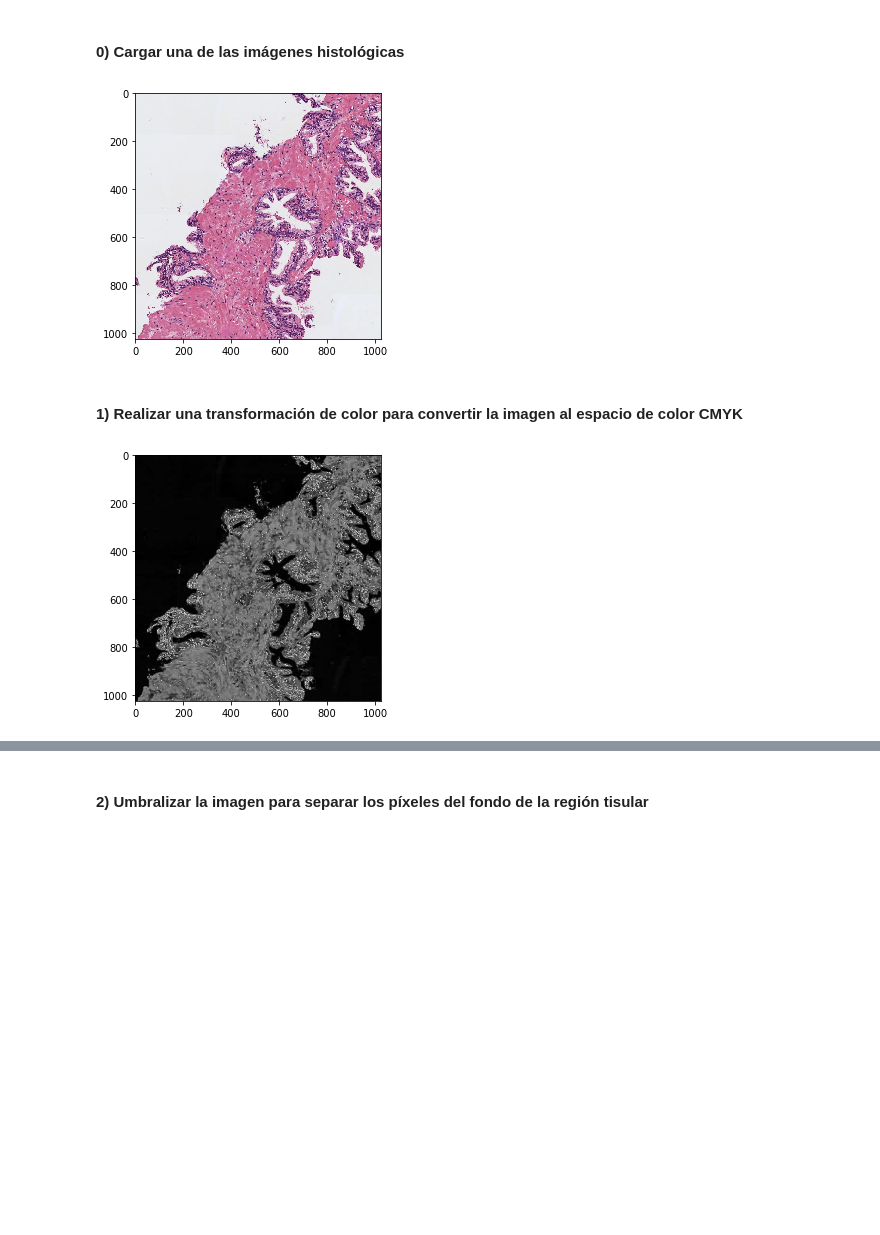
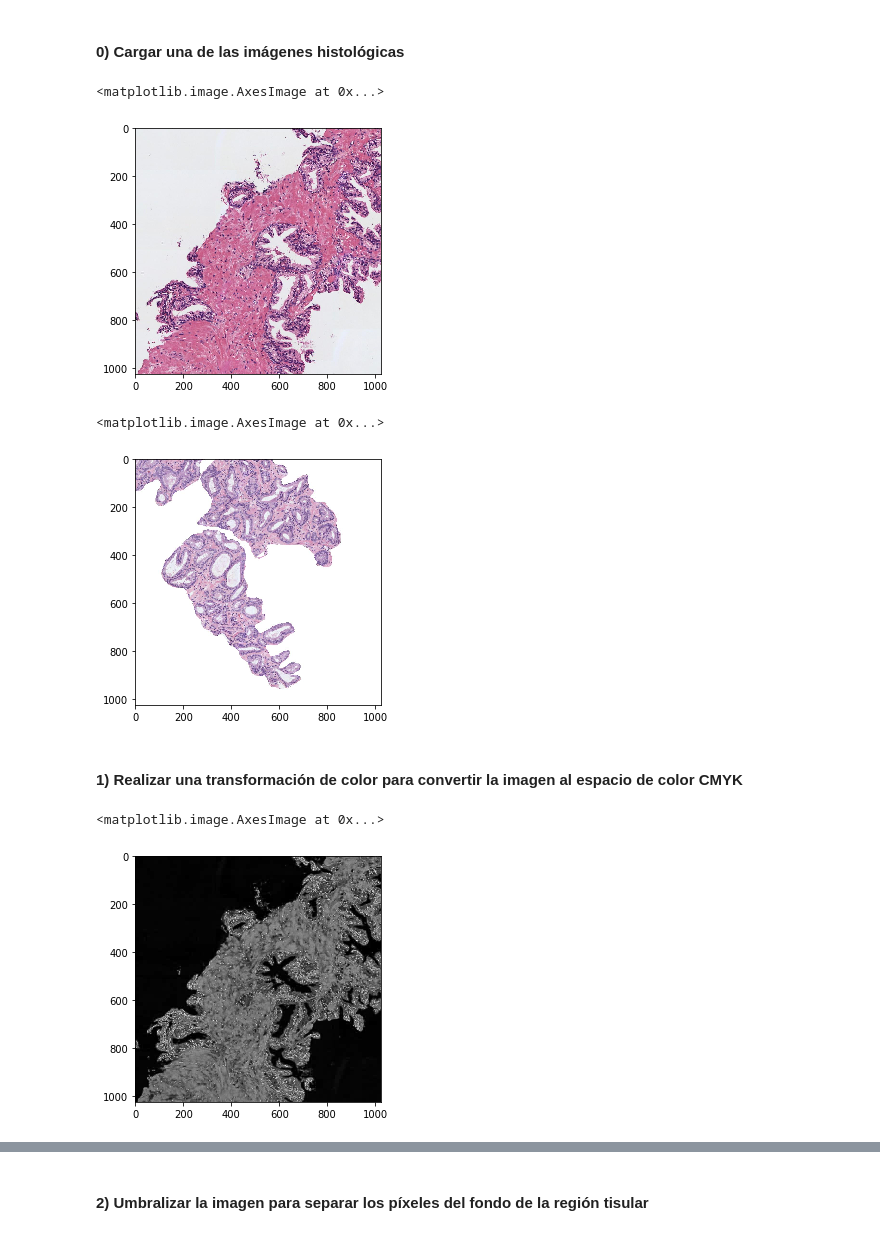
Before and after one commit to mariachurches/AprendizajeSupervisado, a Jupyter notebook: Enunciado_C1_P1/Actividad_C1_P1.ipynb, the cells around one changed output, grey strips where cells are left out. Saved outputs shown, nothing was run; the diff lists cells and outputs as text; code cells hidden in the pictures; blank space fills up the shorter version.

```diff
--- a/Enunciado_C1_P1/Actividad_C1_P1.ipynb
+++ b/Enunciado_C1_P1/Actividad_C1_P1.ipynb
@@ -14,30 +14,35 @@ import numpy as np
 
 # Carga de datos.
 img = io.imread("/content/histo_1.jpg")
-gray_img = cv2.cvtColor(img, cv2.COLOR_BGR2GRAY)
 
 # Limpieza de datos: normalización.
-X_train = img/255
+img_nor = img/255
 
 # Salida de resultados.
-io.imshow(X_train)
-io.show()
+io.imshow(img_nor)
 # %% [output]
+<matplotlib.image.AxesImage at 0x...>
 [figure]
+# %%
+# Repetimos el procedimiento con la segunda imagen.
+img2 = io.imread("/content/histo_2.jpg")
+img2_nor = img2/255
+io.imshow(img2_nor)
+# %% [output]
+<matplotlib.image.AxesImage at 0x...>
+[figure, added]
 # %% [markdown]
 #### 1) Realizar una transformación de color para convertir la imagen al espacio de color CMYK
 # %%
-# Extraer la componente magenta de la imagen (que corresponde a la región tisular)
-# Visualizar la imagen del canal magenta
+# Repetimos el procedimiento con la segunda imagen.
 
 with np.errstate(invalid='ignore', divide='ignore'):
-    K = 255 - np.max(X_train, axis=2)
-    C = (255-X_train[...,0] - K)/(255-K)
-    M = (255-X_train[...,1] - K)/(255-K)
-    Y = (255-X_train[...,2] - K)/(255-K)
+    K = 255 - np.max(img_nor, axis=2)
+    C = (255-img_nor[...,0] - K)/(255-K)
+    M = (255-img_nor[...,1] - K)/(255-K)
+    Y = (255-img_nor[...,2] - K)/(255-K)
 
-# Salida de resultados.
 io.imshow(M)
-io.show()
 # %% [output]
+<matplotlib.image.AxesImage at 0x...>
 [figure]
```
Also changed, not shown: parts of 11 cells of this notebook.
